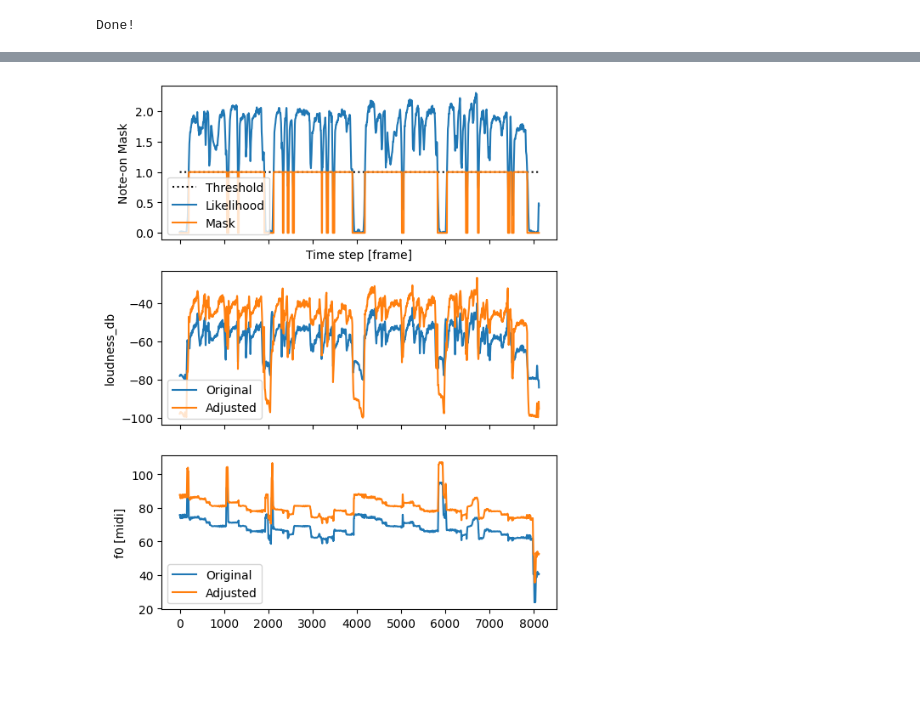
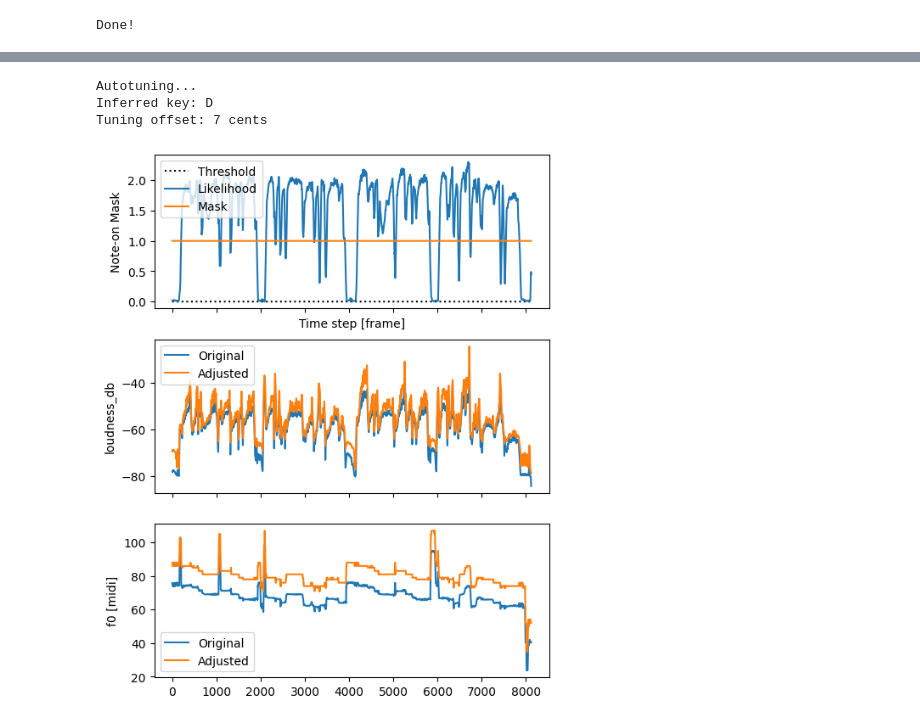
Before and after one commit to martinoywa/singing-voice-amt, a Jupyter notebook: timbre_transfer.ipynb, the cells around one changed output, grey strips where cells are left out. Cells and saved outputs as stored; diff of their text form; code cells hidden in the pictures; blank space fills up the shorter version.

```diff
--- a/timbre_transfer.ipynb
+++ b/timbre_transfer.ipynb
@@ -158,8 +158,8 @@ Audio features took 74.9 seconds
 # %%
 #@title Load a model
 #@markdown Run for ever new audio input
-model = 'Violin' #@param ['Violin', 'Flute', 'Flute2', 'Trumpet', 'Tenor_Saxophone', 'Upload your own (checkpoint folder as .zip)']
-MODEL = model
+model_name = 'Flute' #@param ['Violin', 'Flute', 'Flute2', 'Trumpet', 'Tenor_Saxophone', 'Upload your own (checkpoint folder as .zip)']
+MODEL = model_name
 
 
 # def find_model_dir(dir_name):
@@ -171,9 +171,9 @@ MODEL = model
 #         break
 #   return model_dir
 
-if model in ('Violin', 'Flute', 'Flute2', 'Trumpet', 'Tenor_Saxophone'):
+if model_name in ('Violin', 'Flute', 'Flute2', 'Trumpet', 'Tenor_Saxophone'):
   # Pretrained models.
-  PRETRAINED_DIR = 'pretrained/' + model.lower()
+  PRETRAINED_DIR = 'pretrained/' + model_name.lower()
   print('Pre-trained model saved to', PRETRAINED_DIR)
   # # Copy over from gs:// for faster loading.
   # !rm -r $PRETRAINED_DIR &> /dev/null
@@ -227,14 +227,14 @@ hop_size = int(n_samples_train / time_steps_train)
 time_steps = int(audio.shape[1] / hop_size)
 n_samples = time_steps * hop_size
 
-# print("===Trained model===")
-# print("Time Steps", time_steps_train)
-# print("Samples", n_samples_train)
-# print("Hop Size", hop_size)
-# print("\n===Resynthesis===")
-# print("Time Steps", time_steps)
-# print("Samples", n_samples)
-# print('')
+print("===Trained model===")
+print("Time Steps", time_steps_train)
+print("Samples", n_samples_train)
+print("Hop Size", hop_size)
+print("\n===Resynthesis===")
+print("Time Steps", time_steps)
+print("Samples", n_samples)
+print('')
 
 gin_params = [
     'Harmonic.n_samples = {}'.format(n_samples),
@@ -274,7 +283,7 @@ Restoring model took 7.4 seconds
 #@markdown ## Note Detection
 
 #@markdown You can leave this at 1.0 for most cases
-threshold = 1 #@param {type:"slider", min: 0.0, max:2.0, step:0.01}
+threshold = 0 #@param {type:"slider", min: 0.0, max:2.0, step:0.01}
 
 
 #@markdown ## Automatic
@@ -282,10 +291,10 @@ threshold = 1 #@param {type:"slider", min: 0.0, max:2.0, step:0.01}
 ADJUST = True #@param{type:"boolean"}
 
 #@markdown Quiet parts without notes detected (dB)
-quiet = 20 #@param {type:"slider", min: 0, max:60, step:1}
+quiet = 60 #@param {type:"slider", min: 0, max:60, step:1}
 
 #@markdown Force pitch to nearest note (amount)
-autotune = 0 #@param {type:"slider", min: 0.0, max:1.0, step:0.1}
+autotune = 1 #@param {type:"slider", min: 0.0, max:1.0, step:0.1}
 
 #@markdown ## Manual
 
@@ -370,34 +379,37 @@ audio_features_mod = shift_f0(audio_features_mod, pitch_shift)
 
 # Plot Features.
 has_mask = int(mask_on is not None)
 n_plots = 3 if has_mask else 2
 fig, axes = plt.subplots(nrows=n_plots,
                       ncols=1,
                       sharex=True,
                       figsize=(2*n_plots, 8))
 
 if has_mask:
   ax = axes[0]
   ax.plot(np.ones_like(mask_on[:TRIM]) * threshold, 'k:')
   ax.plot(note_on_value[:TRIM])
   ax.plot(mask_on[:TRIM])
   ax.set_ylabel('Note-on Mask')
   ax.set_xlabel('Time step [frame]')
   ax.legend(['Threshold', 'Likelihood','Mask'])
 
 ax = axes[0 + has_mask]
 ax.plot(audio_features['loudness_db'][:TRIM])
 ax.plot(audio_features_mod['loudness_db'][:TRIM])
 ax.set_ylabel('loudness_db')
 ax.legend(['Original','Adjusted'])
 
 ax = axes[1 + has_mask]
 ax.plot(librosa.hz_to_midi(audio_features['f0_hz'][:TRIM]))
 ax.plot(librosa.hz_to_midi(audio_features_mod['f0_hz'][:TRIM]))
 ax.set_ylabel('f0 [midi]')
 _ = ax.legend(['Original','Adjusted'])
 # %% [output]
+Autotuning...
+Inferred key: D
+Tuning offset: 7 cents
-[figure, old version]
+[figure, new version]
 # %%
 #@title #Resynthesize Audio
 
```
Also changed, not shown: parts of 5 cells of this notebook, 1 other file.
